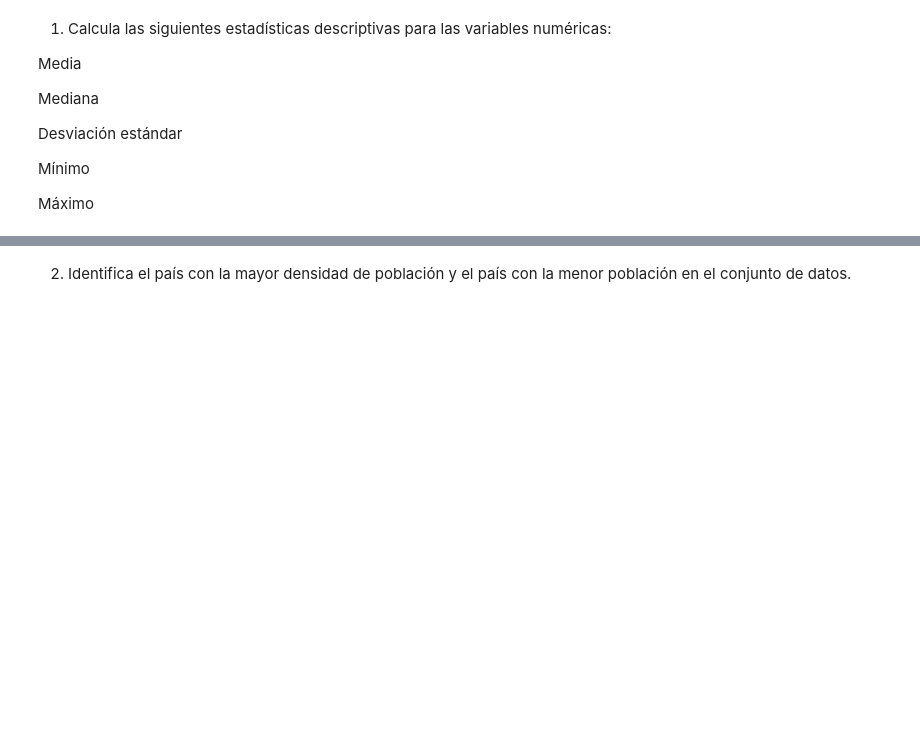
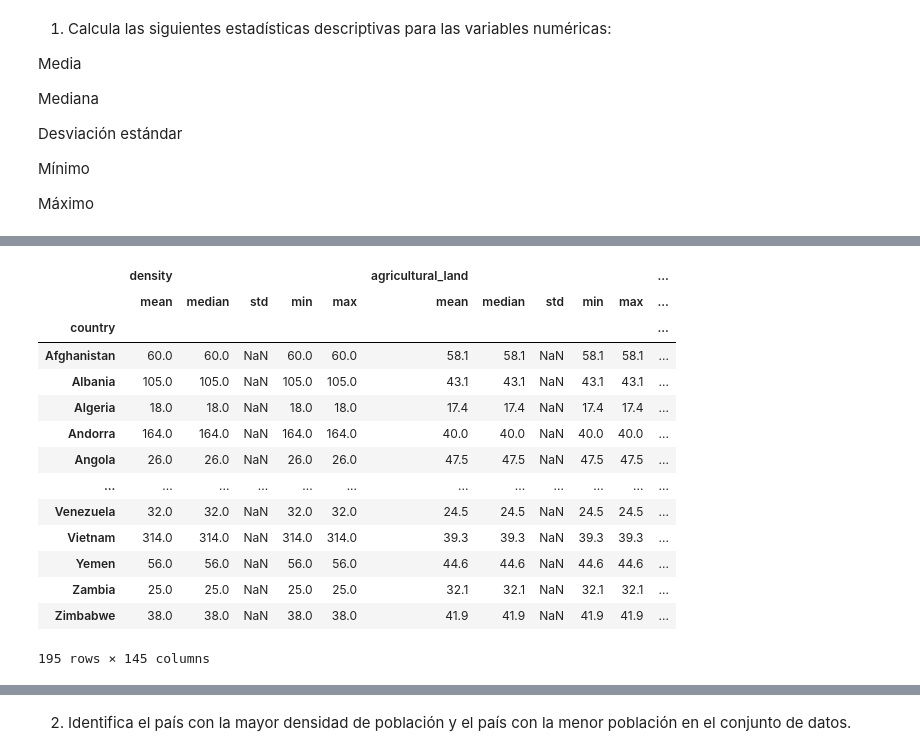
Before and after one commit to kaleeshy6162/Modulo_3_PAIR_Mireia_Laura, a Jupyter notebook: Pair_08_Estadistica_Descriptiva.ipynb, the cells around one changed output, grey strips where cells are left out. Drawn from its saved outputs; the diff is of its cells as text; code cells hidden in the pictures; blank space fills up the shorter version.

```diff
--- a/Pair_08_Estadistica_Descriptiva.ipynb
+++ b/Pair_08_Estadistica_Descriptiva.ipynb
@@ -1,3 +1,28 @@
+# %%
+# importamos las librerías que necesitamos
+
+# Tratamiento de datos
+# -----------------------------------------------------------------------
+import pandas as pd
+import numpy as np
+
+# Visualización
+# ------------------------------------------------------------------------------
+import matplotlib.pyplot as plt
+import seaborn as sns
+
+# Evaluar linealidad de las relaciones entre las variables
+# ------------------------------------------------------------------------------
+from scipy.stats import shapiro, kstest
+
+# Configuración
+# -----------------------------------------------------------------------
+pd.set_option('display.max_columns', None) # para poder visualizar todas las columnas de los DataFrames
+
+# Gestión de los warnings
+# -----------------------------------------------------------------------
+import warnings
+warnings.filterwarnings("ignore")
 # %% [markdown]
 # Ejercicios estadística descriptiva
 # %% [markdown]
@@ -10,3 +35,6 @@ Eres un analista de datos que trabaja para una organización internacional que s
 Objetivo: Realizar un análisis de estadísticas descriptivas para comprender mejor la situación de los países en términos de diversos indicadores.
 # %% [markdown]
 ---
+# %%
+df = pd.read_csv("_Data_/world_data_full_apply_nulos.csv", index_col = 0)
+df.head()
@@ -24,0 +75,3 @@ Máximo
+# %%
+numericas = df.describe().columns
+numericas
@@ -24,0 +90,19 @@ Máximo
+# %%
+estadisticas = df.groupby("country")[numericas].agg(["mean", "median", "std", "min", "max"])
+estadisticas
+# %% [output]
+|  | density |  |  |  |  | agricultural_land |  |  |  |  | ... |
+|  | mean | median | std | min | max | mean | median | std | min | max | ... |
+| country |  |  |  |  |  |  |  |  |  |  | ... |
+| Afghanistan | 60.0 | 60.0 | NaN | 60.0 | 60.0 | 58.1 | 58.1 | NaN | 58.1 | 58.1 | ... |
+| Albania | 105.0 | 105.0 | NaN | 105.0 | 105.0 | 43.1 | 43.1 | NaN | 43.1 | 43.1 | ... |
+| Algeria | 18.0 | 18.0 | NaN | 18.0 | 18.0 | 17.4 | 17.4 | NaN | 17.4 | 17.4 | ... |
+| Andorra | 164.0 | 164.0 | NaN | 164.0 | 164.0 | 40.0 | 40.0 | NaN | 40.0 | 40.0 | ... |
+| Angola | 26.0 | 26.0 | NaN | 26.0 | 26.0 | 47.5 | 47.5 | NaN | 47.5 | 47.5 | ... |
+| ... | ... | ... | ... | ... | ... | ... | ... | ... | ... | ... | ... |
+| Venezuela | 32.0 | 32.0 | NaN | 32.0 | 32.0 | 24.5 | 24.5 | NaN | 24.5 | 24.5 | ... |
+| Vietnam | 314.0 | 314.0 | NaN | 314.0 | 314.0 | 39.3 | 39.3 | NaN | 39.3 | 39.3 | ... |
+| Yemen | 56.0 | 56.0 | NaN | 56.0 | 56.0 | 44.6 | 44.6 | NaN | 44.6 | 44.6 | ... |
+| Zambia | 25.0 | 25.0 | NaN | 25.0 | 25.0 | 32.1 | 32.1 | NaN | 32.1 | 32.1 | ... |
+| Zimbabwe | 38.0 | 38.0 | NaN | 38.0 | 38.0 | 41.9 | 41.9 | NaN | 41.9 | 41.9 | ... |
+195 rows × 145 columns
```
Also changed, not shown: parts of 11 cells of this notebook, 1 other file.
